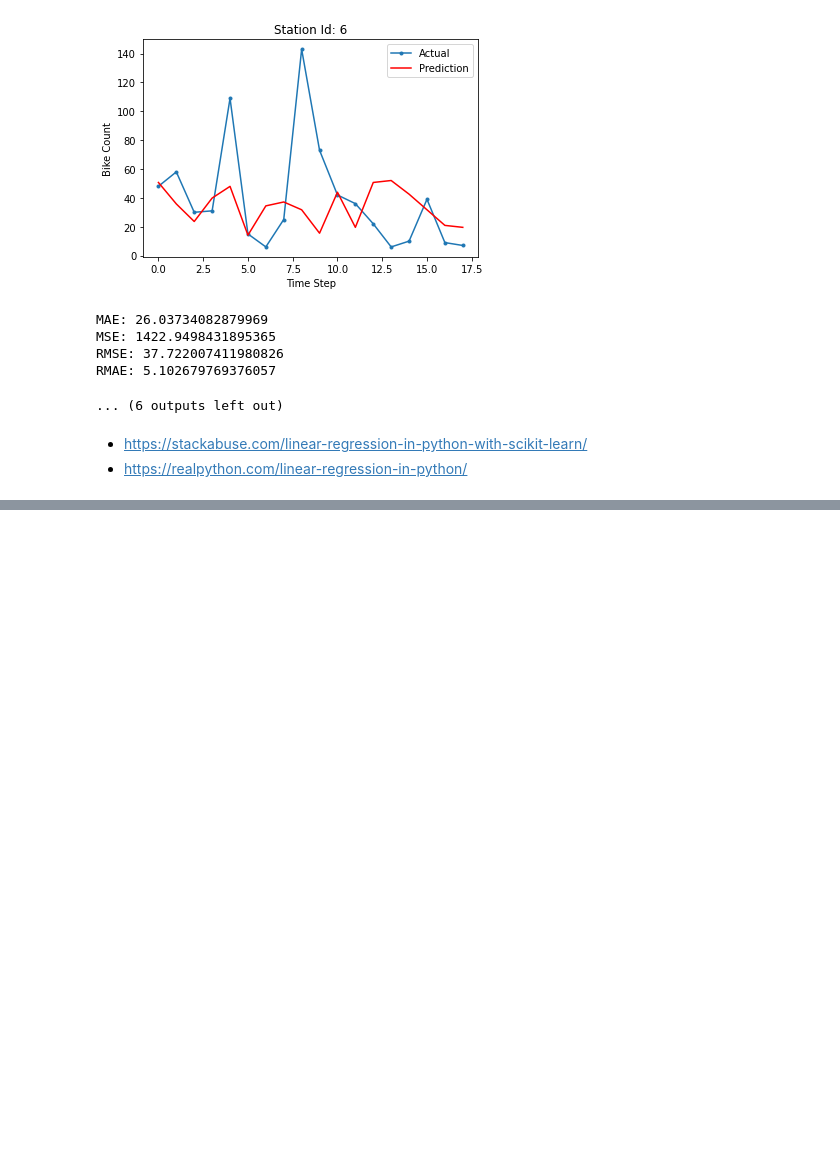
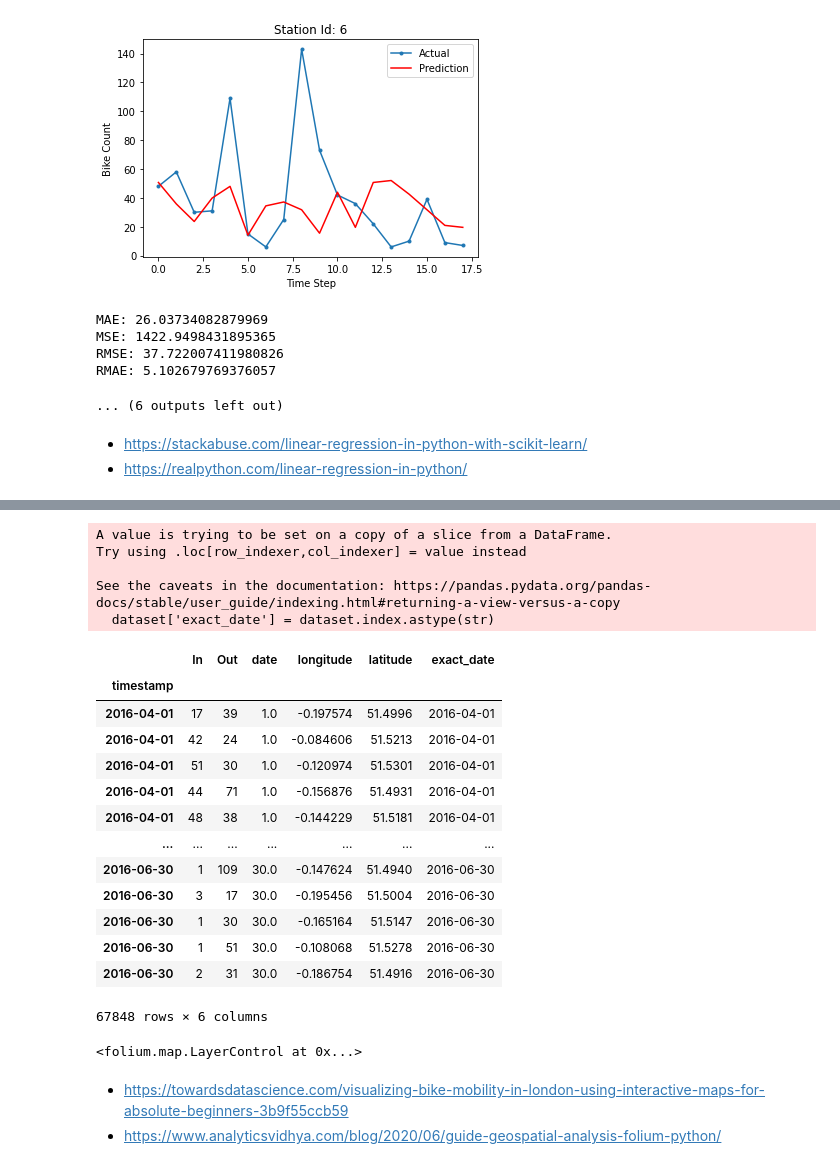
Before and after one commit to hchae0817/final_project, a Jupyter notebook: bike_Linear_Regression.ipynb, the cells around one changed output, grey strips where cells are left out. Saved outputs shown, nothing was run; the diff lists cells and outputs as text; code cells hidden in the pictures; blank space fills up the shorter version.

```diff
--- a/bike_Linear_Regression.ipynb
+++ b/bike_Linear_Regression.ipynb
@@ -327,0 +485,3 @@ RMAE: 5.102679769376057
+# %%
+dataset = dataset[['In','Out','date','longitude','latitude']]
+dataset
@@ -327,0 +503,58 @@ RMAE: 5.102679769376057
+# %%
+dataset['exact_date'] = dataset.index.astype(str)
+dataset
+# %% [output]
+A value is trying to be set on a copy of a slice from a DataFrame.
+Try using .loc[row_indexer,col_indexer] = value instead
+
+See the caveats in the documentation: https://pandas.pydata.org/pandas-docs/stable/user_guide/indexing.html#returning-a-view-versus-a-copy
+  dataset['exact_date'] = dataset.index.astype(str)
+|  | In | Out | date | longitude | latitude | exact_date |
+| timestamp |  |  |  |  |  |  |
+| 2016-04-01 | 17 | 39 | 1.0 | -0.197574 | 51.4996 | 2016-04-01 |
+| 2016-04-01 | 42 | 24 | 1.0 | -0.084606 | 51.5213 | 2016-04-01 |
+| 2016-04-01 | 51 | 30 | 1.0 | -0.120974 | 51.5301 | 2016-04-01 |
+| 2016-04-01 | 44 | 71 | 1.0 | -0.156876 | 51.4931 | 2016-04-01 |
+| 2016-04-01 | 48 | 38 | 1.0 | -0.144229 | 51.5181 | 2016-04-01 |
+| ... | ... | ... | ... | ... | ... | ... |
+| 2016-06-30 | 1 | 109 | 30.0 | -0.147624 | 51.4940 | 2016-06-30 |
+| 2016-06-30 | 3 | 17 | 30.0 | -0.195456 | 51.5004 | 2016-06-30 |
+| 2016-06-30 | 1 | 30 | 30.0 | -0.165164 | 51.5147 | 2016-06-30 |
+| 2016-06-30 | 1 | 51 | 30.0 | -0.108068 | 51.5278 | 2016-06-30 |
+| 2016-06-30 | 2 | 31 | 30.0 | -0.186754 | 51.4916 | 2016-06-30 |
+67848 rows × 6 columns
+# %%
+# Create base map
+
+import folium
+from folium.plugins import MarkerCluster
+
+#whole_location = []
+#num_station = len(df_map[1])
+London = [51.506949, -0.122876]
+
+#for i in range(1, num_station):
+#num_station = len(df_map[i])
+map = folium.Map(location = London,
+                zoom_start = 12,
+                tiles = "CartoDB positron")
+
+for grp_name, df in dataset.groupby('exact_date'):
+    feature_group = folium.FeatureGroup(grp_name, show = False)
+    for row in df.itertuples():
+        _cap = row.In
+        _lat = row.latitude
+        _lon = row.longitude
+        #folium.Marker(location = [row.latitude, row.longitude]).add_to(feature_group)
+        folium.CircleMarker(location = [_lat, _lon],
+                            radius = 9,
+                            popup = "("+ str(_cap) +")" + "  " + str(grp_name),
+                            fill_color = color_change(_cap),
+                            color = "gray",
+                            fill_opacity = 0.9).add_to(feature_group)
+        MarkerCluster([(_lat, _lon)]).add_to(feature_group)
+
+    feature_group.add_to(map)
+folium.LayerControl().add_to(map)
+# %% [output]
+<folium.map.LayerControl at 0x...>
@@ -327,0 +566,3 @@ RMAE: 5.102679769376057
+# %% [markdown]
+- https://towardsdatascience.com/visualizing-bike-mobility-in-london-using-interactive-maps-for-absolute-beginners-3b9f55ccb59
+- https://www.analyticsvidhya.com/blog/2020/06/guide-geospatial-analysis-folium-python/
```
Also changed, not shown: parts of 15 cells of this notebook.
